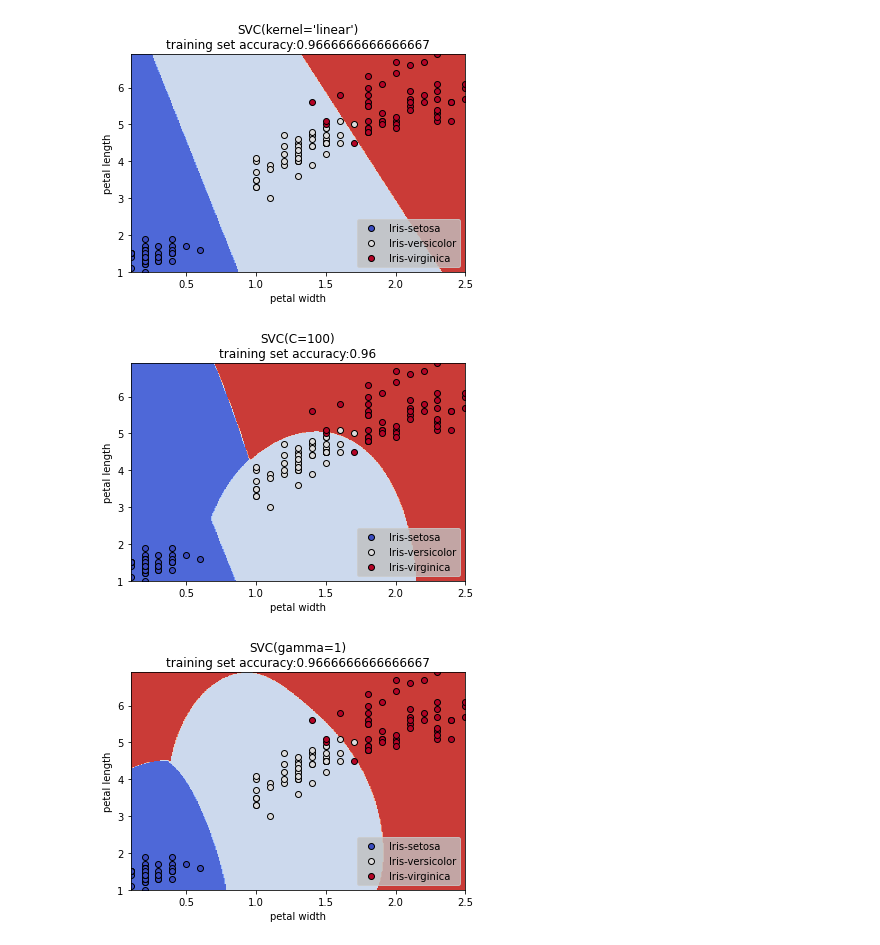
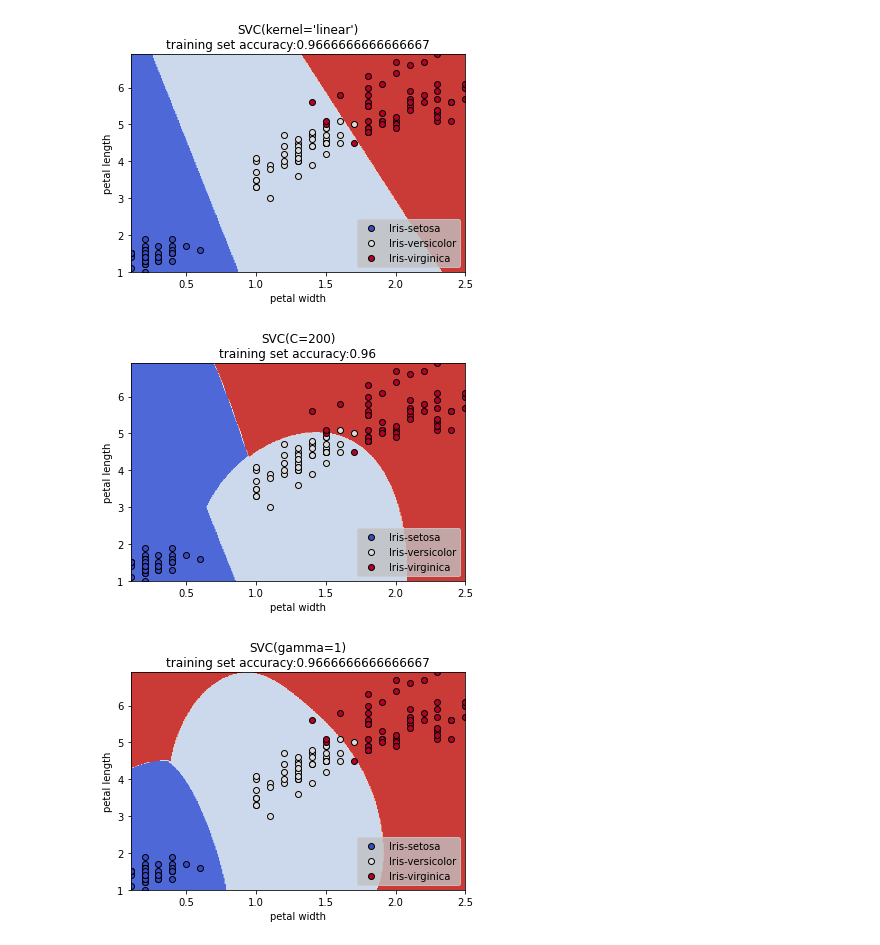
Before and after one commit to cdavis94-school/s23-CS167-Notes, a Jupyter notebook: Day14_Support_Vector_Machines.ipynb, the cells around one changed output. Cells and saved outputs as stored; diff of their text form; code cells hidden in the pictures.

```diff
--- a/Day14_Support_Vector_Machines.ipynb
+++ b/Day14_Support_Vector_Machines.ipynb
@@ -468,7 +472,7 @@ import matplotlib.pyplot as plt
 from itertools import product
 %matplotlib inline
 
-path = 'datasets/IrisData.csv' #'/content/drive/MyDrive/CS167/datasets/IrisData.csv'
+path = '/content/drive/MyDrive/datasets/irisData.csv' #'/content/drive/MyDrive/CS167/datasets/IrisData.csv'
 data = pd.read_csv(path)
 # %%
 predictors = ['sepal length', 'sepal width', 'petal length', 'petal width']
@@ -575,9 +579,9 @@ plot_decision_boundary(data,'petal width','petal length','species',SVC(kernel='l
 [figure]
 # %%
 #larger value for C
-plot_decision_boundary(data,'petal width','petal length','species',SVC(C=100))
+plot_decision_boundary(data,'petal width','petal length','species',SVC(C=200))
 # %% [output]
-[figure, old version]
+[figure, new version]
 # %%
 # set gamma
 plot_decision_boundary(data,'petal width','petal length','species',SVC(gamma=1))
```
Also changed, not shown: parts of 5 cells of this notebook.
